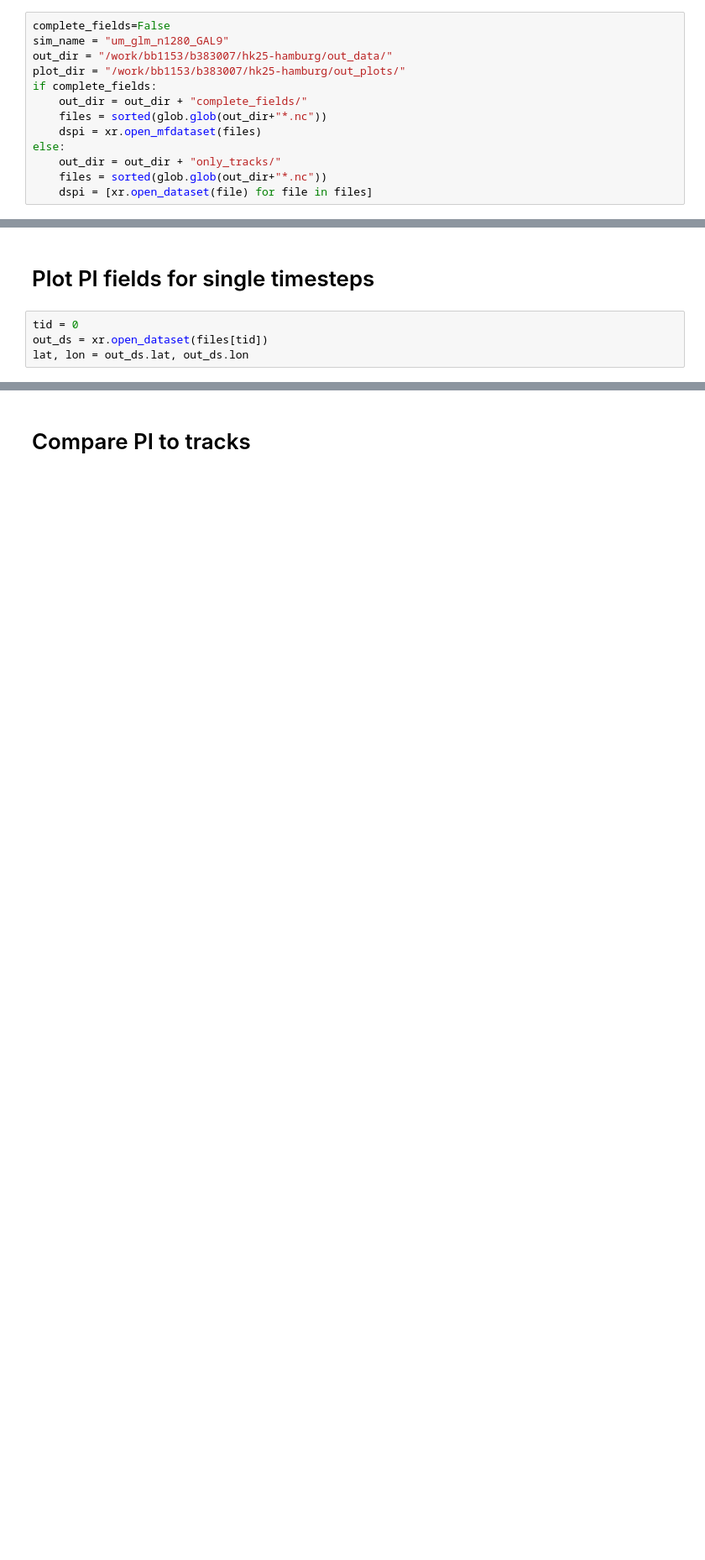
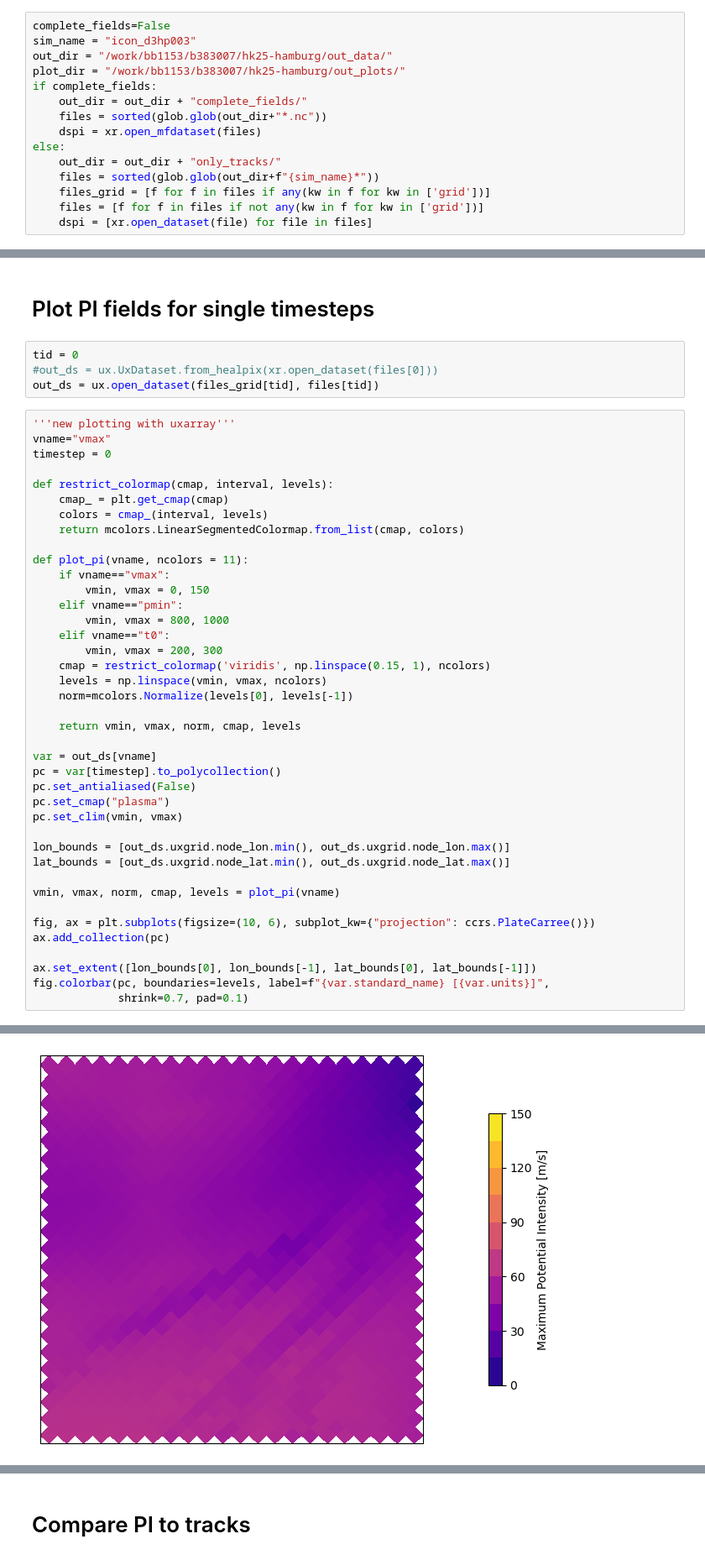
Before and after one commit to alex-1322/hk25-teams, a Jupyter notebook: hk25-TropCyc/notebooks/PI_track.ipynb, the cells around one changed output, grey strips where cells are left out. Shown: that part at 84% size. Saved outputs shown, nothing was run; the diff lists cells and outputs as text; blank space fills up the shorter version.

Commit message:
started working with uxarray

```diff
--- a/hk25-TropCyc/notebooks/PI_track.ipynb
+++ b/hk25-TropCyc/notebooks/PI_track.ipynb
@@ -30,7 +37,7 @@ colors = plt.rcParams['axes.prop_cycle'].by_key()['color']
 # Load PI data
 # %%
 complete_fields=False
-sim_name = "um_glm_n1280_GAL9"
+sim_name = "icon_d3hp003"
 out_dir = "/work/bb1153/b383007/hk25-hamburg/out_data/"
 plot_dir = "/work/bb1153/b383007/hk25-hamburg/out_plots/"
 if complete_fields:
@@ -39,7 +46,9 @@ if complete_fields:
     dspi = xr.open_mfdataset(files)
 else:
     out_dir = out_dir + "only_tracks/"
-    files = sorted(glob.glob(out_dir+"*.nc"))
+    files = sorted(glob.glob(out_dir+f"{sim_name}*"))
+    files_grid = [f for f in files if any(kw in f for kw in ['grid'])]
+    files = [f for f in files if not any(kw in f for kw in ['grid'])]
     dspi = [xr.open_dataset(file) for file in files]
 # %% [markdown]
 # Plot all tracks
@@ -53,5 +61,46 @@ tracks.hrcn.plot_tracks()
 # Plot PI fields for single timesteps
 # %%
 tid = 0
-out_ds = xr.open_dataset(files[tid])
-lat, lon = out_ds.lat, out_ds.lon
+#out_ds = ux.UxDataset.from_healpix(xr.open_dataset(files[0]))
+out_ds = ux.open_dataset(files_grid[tid], files[tid])
+# %%
+'''new plotting with uxarray'''
+vname="vmax"
+timestep = 0
+
+def restrict_colormap(cmap, interval, levels):
+    cmap_ = plt.get_cmap(cmap)
+    colors = cmap_(interval, levels)
+    return mcolors.LinearSegmentedColormap.from_list(cmap, colors)
+
+def plot_pi(vname, ncolors = 11):
+    if vname=="vmax":
+        vmin, vmax = 0, 150
+    elif vname=="pmin":
+        vmin, vmax = 800, 1000
+    elif vname=="t0":
+        vmin, vmax = 200, 300
+    cmap = restrict_colormap('viridis', np.linspace(0.15, 1), ncolors)
+    levels = np.linspace(vmin, vmax, ncolors)
+    norm=mcolors.Normalize(levels[0], levels[-1])
+
+    return vmin, vmax, norm, cmap, levels
+
+var = out_ds[vname]
+pc = var[timestep].to_polycollection()
+pc.set_antialiased(False)
+pc.set_cmap("plasma")
+pc.set_clim(vmin, vmax)
+
+lon_bounds = [out_ds.uxgrid.node_lon.min(), out_ds.uxgrid.node_lon.max()]
+lat_bounds = [out_ds.uxgrid.node_lat.min(), out_ds.uxgrid.node_lat.max()]
+
+vmin, vmax, norm, cmap, levels = plot_pi(vname)
+
+fig, ax = plt.subplots(figsize=(10, 6), subplot_kw={"projection": ccrs.PlateCarree()})
+ax.add_collection(pc)
+
+ax.set_extent([lon_bounds[0], lon_bounds[-1], lat_bounds[0], lat_bounds[-1]])
+fig.colorbar(pc, boundaries=levels, label=f"{var.standard_name} [{var.units}]",
+             shrink=0.7, pad=0.1)
+# %% [output]
@@ -58,3 +108,4 @@ lat, lon = out_ds.lat, out_ds.lon
+[figure, added]
 # %%
 vname="vmax"
 timestep = 0
```
Also changed, not shown: parts of 4 cells of this notebook, 2 other files.
